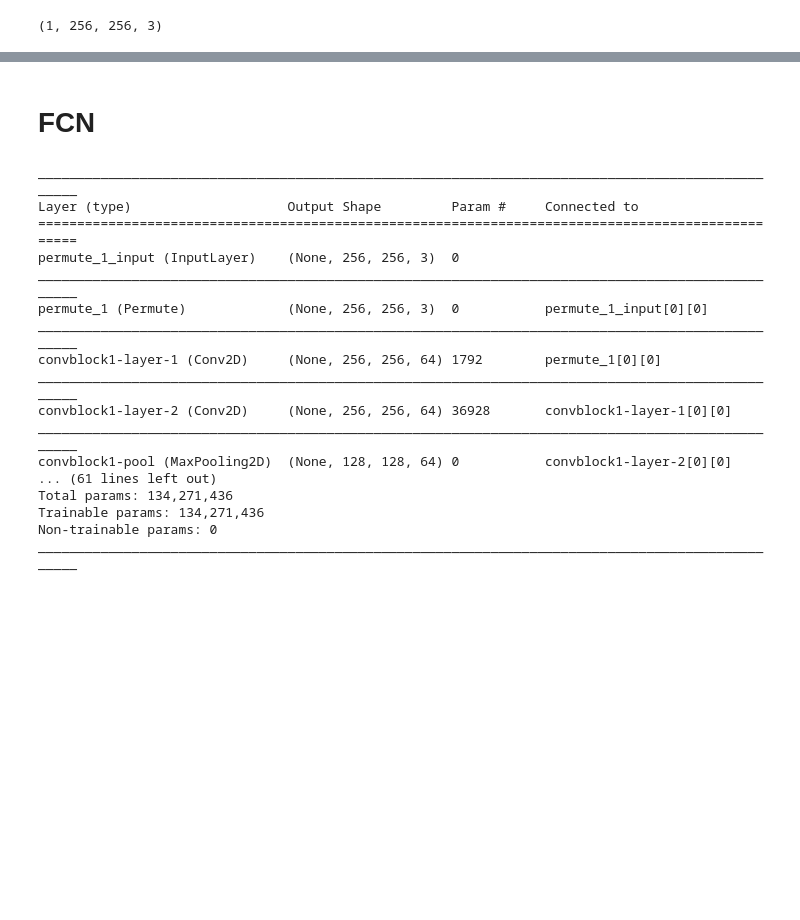
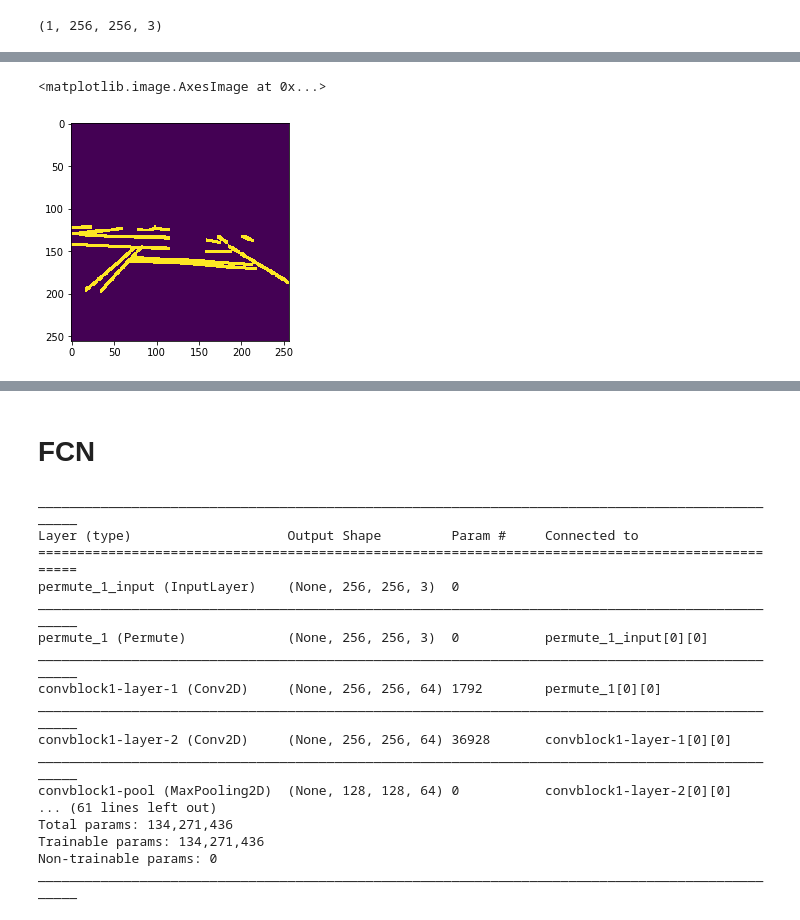
Before and after one commit to trived76/ECE1512-Homework3-LaneDetection, a Jupyter notebook: Lane_Detection.ipynb, the cells around one changed output, grey strips where cells are left out. Cells and saved outputs as stored; diff of their text form; code cells hidden in the pictures; blank space fills up the shorter version.

```diff
--- a/Lane_Detection.ipynb
+++ b/Lane_Detection.ipynb
@@ -829,2 +872,8 @@ plt.imshow(cv2.imread('data/test/raw/'+os.listdir('data/test/raw/')[600]))
+# %%
+# Original tground truth
+plt.imshow(cv2.imread('data/test/mask/'+os.listdir('data/test/raw/')[1250])[:,:,0])
+# %% [output]
+<matplotlib.image.AxesImage at 0x...>
+[figure, added]
 # %%
 # Predicted test image
```
Also changed, not shown: parts of 32 cells of this notebook.
